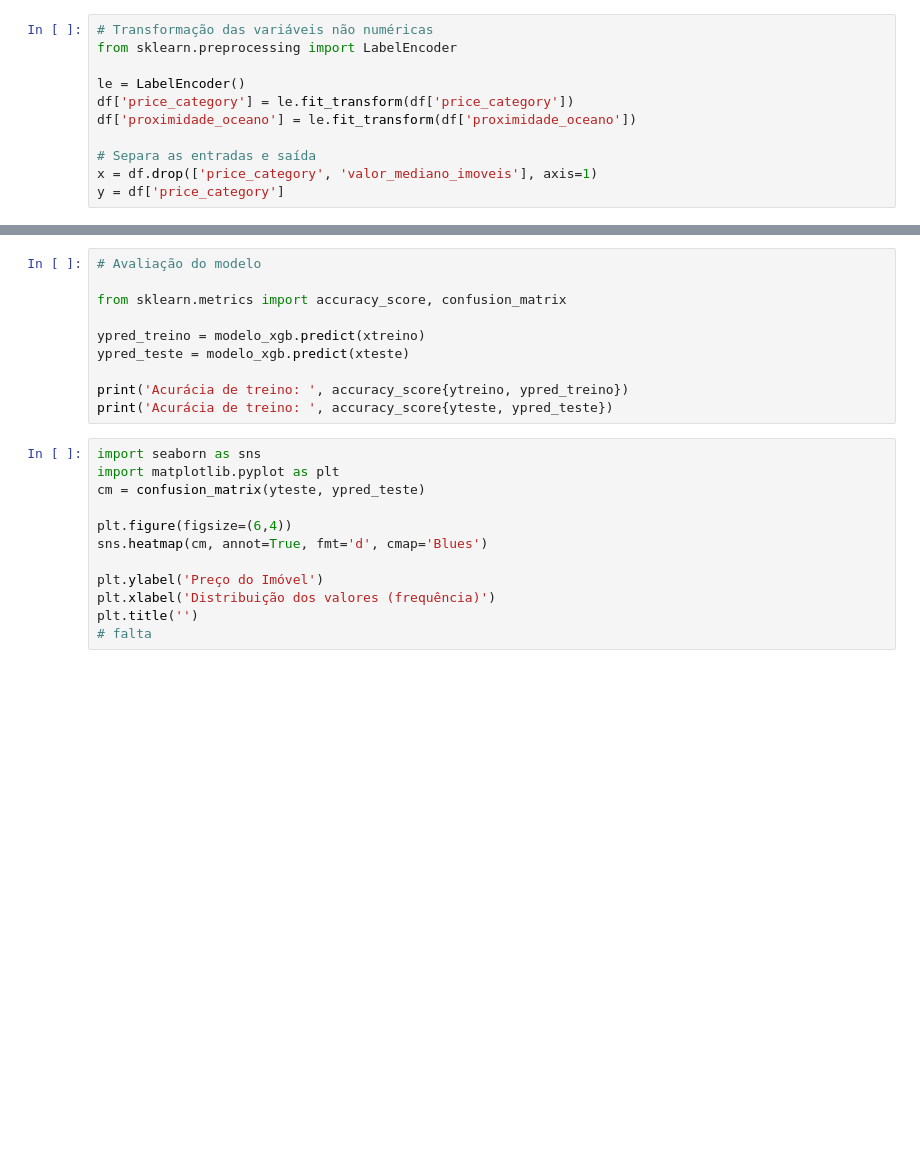
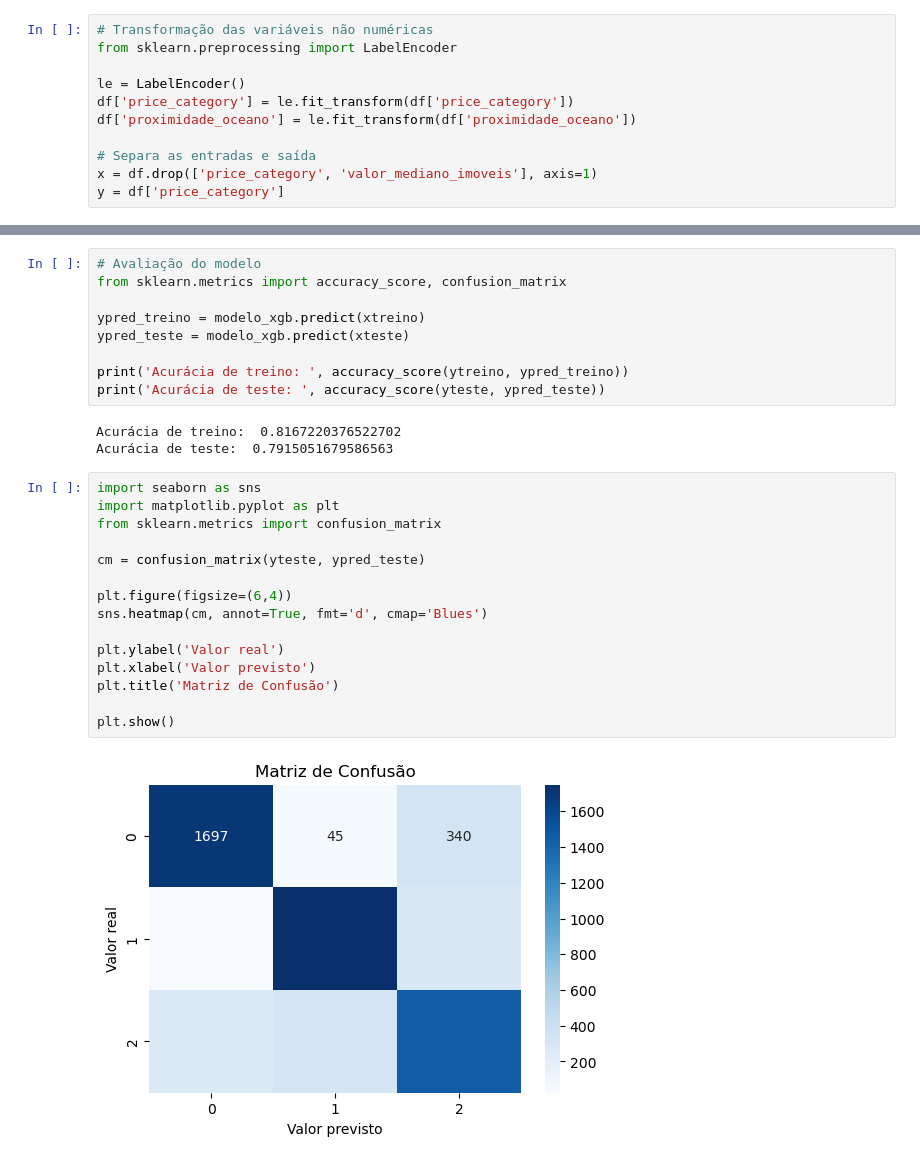
Before and after one commit to fernandakaory/genAi---xgboost, a Jupyter notebook: aula0104.ipynb, the cells around one changed output, grey strips where cells are left out. Saved outputs shown, nothing was run; the diff lists cells and outputs as text; blank space fills up the shorter version.

```diff
--- a/aula0104.ipynb
+++ b/aula0104.ipynb
@@ -72,22 +76,29 @@ modelo_xgb.fit(xtreino, ytreino)
 # %%
 # Avaliação do modelo
-
 from sklearn.metrics import accuracy_score, confusion_matrix
 
 ypred_treino = modelo_xgb.predict(xtreino)
 ypred_teste = modelo_xgb.predict(xteste)
 
-print('Acurácia de treino: ', accuracy_score{ytreino, ypred_treino})
-print('Acurácia de treino: ', accuracy_score{yteste, ypred_teste})
+print('Acurácia de treino: ', accuracy_score(ytreino, ypred_treino))
+print('Acurácia de teste: ', accuracy_score(yteste, ypred_teste))
+# %% [output]
+Acurácia de treino:  0.8167220376522702
+Acurácia de teste:  0.7915051679586563
 # %%
 import seaborn as sns
 import matplotlib.pyplot as plt
+from sklearn.metrics import confusion_matrix
+
 cm = confusion_matrix(yteste, ypred_teste)
 
 plt.figure(figsize=(6,4))
 sns.heatmap(cm, annot=True, fmt='d', cmap='Blues')
 
-plt.ylabel('Preço do Imóvel')
-plt.xlabel('Distribuição dos valores (frequência)')
-plt.title('')
-# falta
+plt.ylabel('Valor real')
+plt.xlabel('Valor previsto')
+plt.title('Matriz de Confusão')
+
+plt.show()
+# %% [output]
+[figure, added]
```
Also changed, not shown: parts of 3 cells of this notebook.
